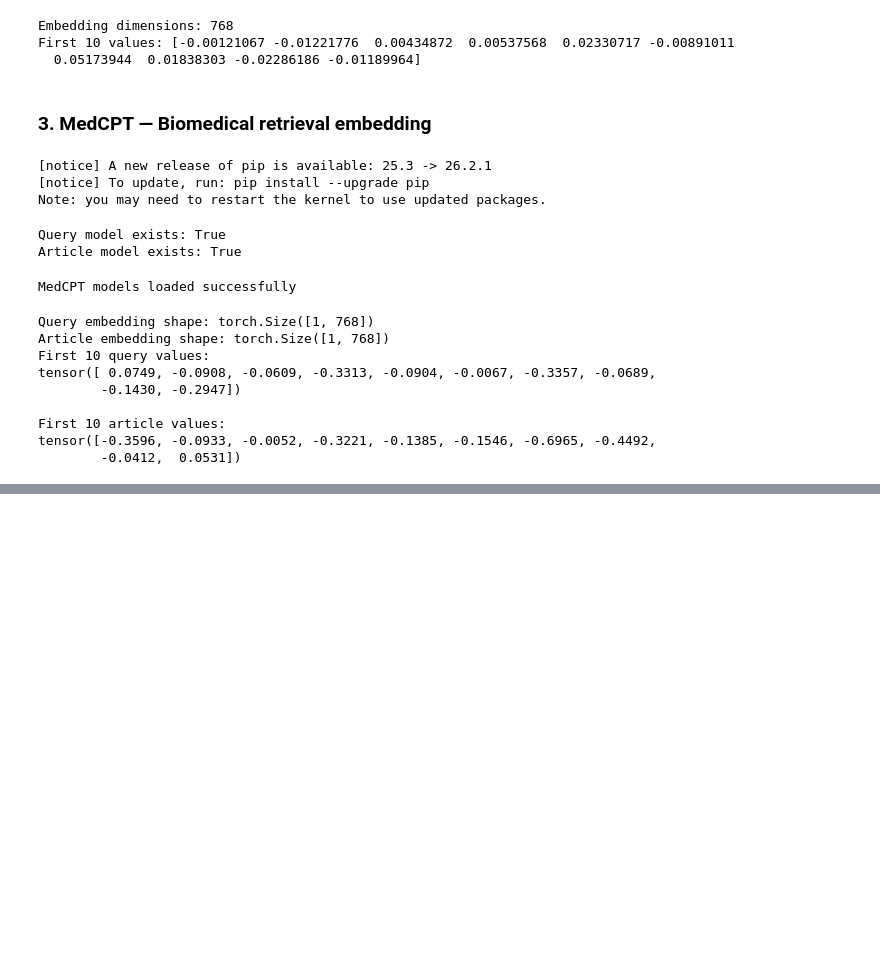
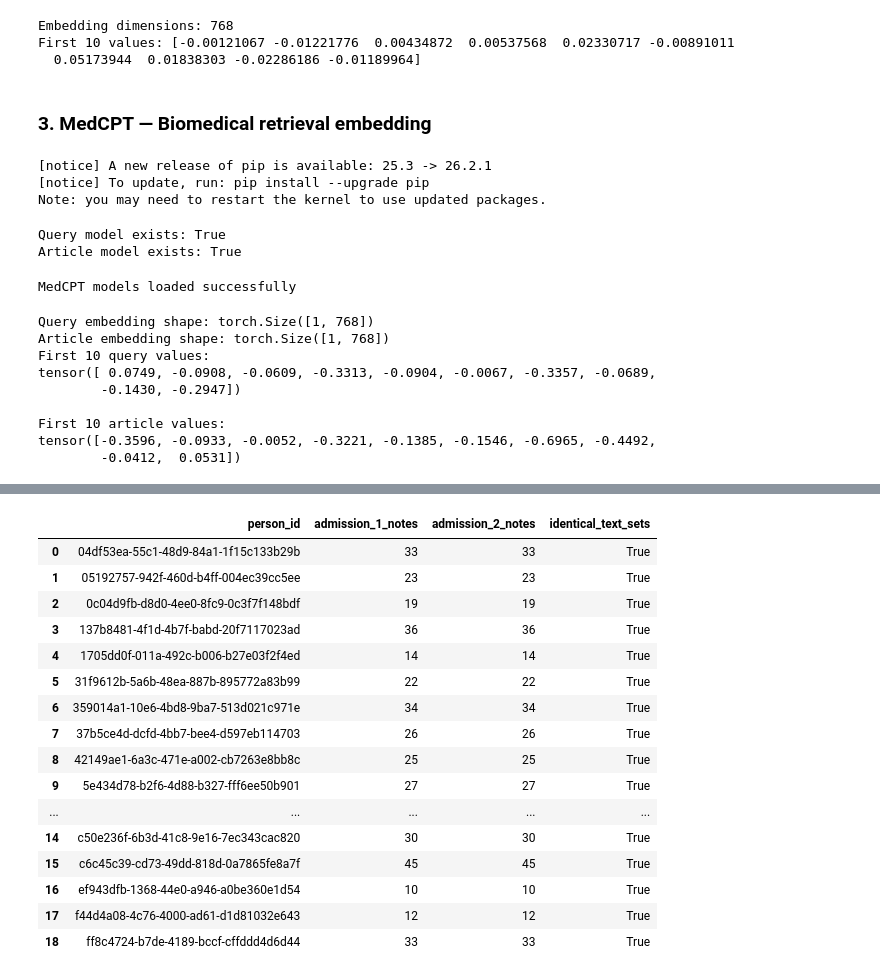
Before and after one commit to pallavi-cs-ai/clinical-summarization-eval, a Jupyter notebook: notebooks/03_workflow_2_rag_experiments.ipynb, the cells around one changed output, grey strips where cells are left out. Saved outputs shown, nothing was run; the diff lists cells and outputs as text; code cells hidden in the pictures; blank space fills up the shorter version.

```diff
--- a/notebooks/03_workflow_2_rag_experiments.ipynb
+++ b/notebooks/03_workflow_2_rag_experiments.ipynb
@@ -1016,0 +1334,78 @@ tensor([-0.3596, -0.0933, -0.0052, -0.3221, -0.1385, -0.1546, -0.6965, -0.4492,
+# %%
+# ============================================================
+# Validate the apparent multi-admission patients
+# ============================================================
+# Some patients appear to have multiple admissions, but the patient
+# inspected above had identical clinical-note text duplicated across
+# two different admission IDs.
+#
+# Before selecting a patient for the configuration-selection
+# experiment, check whether this duplication pattern occurs across
+# ALL patients that appear to have more than one admission.
+#
+# For each patient, we compare the sets of note texts belonging to
+# their admissions. If two admissions contain exactly the same set
+# of note texts, they are flagged as identical.
+# ============================================================
+
+multi_admission_ids = (
+    notes_clean.groupby("person_id")["admission_id"]
+    .nunique()
+)
+
+multi_admission_ids = multi_admission_ids[
+    multi_admission_ids > 1
+].index
+
+comparison_results = []
+
+for person_id in multi_admission_ids:
+
+    patient_notes = notes_clean[
+        notes_clean["person_id"] == person_id
+    ]
+
+    admission_ids = patient_notes["admission_id"].unique()
+
+    # This dataset currently appears to contain two admissions for
+    # these patients. Compare their actual clinical text.
+    if len(admission_ids) == 2:
+
+        texts_1 = set(
+            patient_notes[
+                patient_notes["admission_id"] == admission_ids[0]
+            ]["clean_note_text"]
+        )
+
+        texts_2 = set(
+            patient_notes[
+                patient_notes["admission_id"] == admission_ids[1]
+            ]["clean_note_text"]
+        )
+
+        comparison_results.append({
+            "person_id": person_id,
+            "admission_1_notes": len(texts_1),
+            "admission_2_notes": len(texts_2),
+            "identical_text_sets": texts_1 == texts_2
+        })
+
+admission_duplication_check = pd.DataFrame(comparison_results)
+
+print(
+    "Patients checked:",
+    len(admission_duplication_check)
+)
+
+print(
+    "Patients with identical admission text:",
+    admission_duplication_check["identical_text_sets"].sum()
+)
+
+print(
+    "Patients with different admission text:",
+    (~admission_duplication_check["identical_text_sets"]).sum()
+)
+
+admission_duplication_check
+# %% [output]
@@ -1016,0 +1415,17 @@ tensor([-0.3596, -0.0933, -0.0052, -0.3221, -0.1385, -0.1546, -0.6965, -0.4492,
+|  | person_id | admission_1_notes | admission_2_notes | identical_text_sets |
+| 0 | 04df53ea-55c1-48d9-84a1-1f15c133b29b | 33 | 33 | True |
+| 1 | 05192757-942f-460d-b4ff-004ec39cc5ee | 23 | 23 | True |
+| 2 | 0c04d9fb-d8d0-4ee0-8fc9-0c3f7f148bdf | 19 | 19 | True |
+| 3 | 137b8481-4f1d-4b7f-babd-20f7117023ad | 36 | 36 | True |
+| 4 | 1705dd0f-011a-492c-b006-b27e03f2f4ed | 14 | 14 | True |
+| 5 | 31f9612b-5a6b-48ea-887b-895772a83b99 | 22 | 22 | True |
+| 6 | 359014a1-10e6-4bd8-9ba7-513d021c971e | 34 | 34 | True |
+| 7 | 37b5ce4d-dcfd-4bb7-bee4-d597eb114703 | 26 | 26 | True |
+| 8 | 42149ae1-6a3c-471e-a002-cb7263e8bb8c | 25 | 25 | True |
+| 9 | 5e434d78-b2f6-4d88-b327-fff6ee50b901 | 27 | 27 | True |
+| ... | ... | ... | ... | ... |
+| 14 | c50e236f-6b3d-41c8-9e16-7ec343cac820 | 30 | 30 | True |
+| 15 | c6c45c39-cd73-49dd-818d-0a7865fe8a7f | 45 | 45 | True |
+| 16 | ef943dfb-1368-44e0-a946-a0be360e1d54 | 10 | 10 | True |
+| 17 | f44d4a08-4c76-4000-ad61-d1d81032e643 | 12 | 12 | True |
+| 18 | ff8c4724-b7de-4189-bccf-cffddd4d6d44 | 33 | 33 | True |
```
Also changed, not shown: parts of 28 cells of this notebook.
